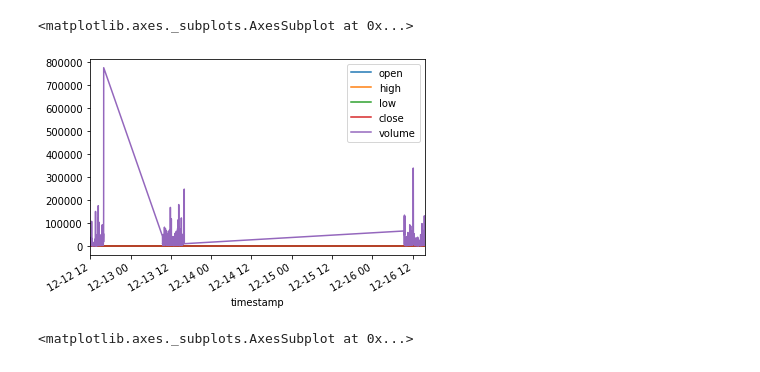
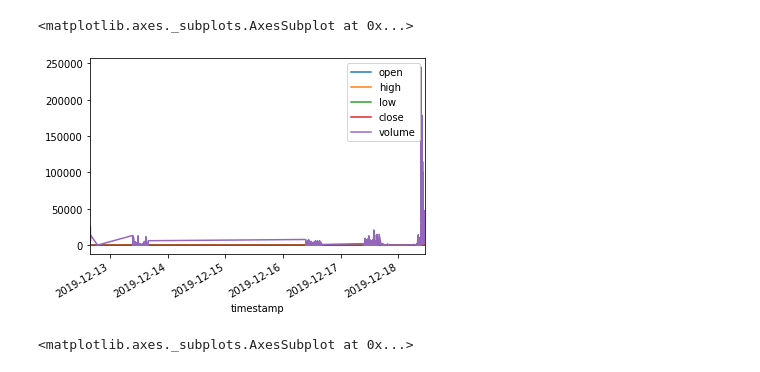
Before and after one commit to amor71/LiuAlgoTrader, a Jupyter notebook: test_macd.ipynb, the cells around one changed output. Saved outputs shown, nothing was run; the diff lists cells and outputs as text; code cells hidden in the pictures.

```diff
--- a/test_macd.ipynb
+++ b/test_macd.ipynb
@@ -11,7 +11,7 @@ from ta.trend import macd
 # %%
-base_url = "https://paper-api.alpaca.markets"
-api_key_id = "PKAWDZ1B1UO4JS9EP373"
-api_secret = "8NTlw1SuEPjpBQ0cPbwyNXEdJRklTe/HF7Rf90zE"
+base_url = "https://api.alpaca.markets"
+api_key_id = "AKVKN4TLUUS5MZO5KYLM"
+api_secret = "nkK2UmvE1kTFFw1ZlaqDmwCyiuCu7OOeB5y2La/X"
 # %%
 api = tradeapi.REST(
     base_url=base_url, key_id=api_key_id, secret_key=api_secret
@@ -20,5 +20,5 @@ api = tradeapi.REST(
 session = requests.session()
 # %%
 minute_history = api.polygon.historic_agg_v2(
-    'NOG', 1, 'minute', _from = 1576500200, to=1576600200, limit=1000).df
+    'NLTX', 1, 'minute', _from = date.today() - timedelta(days=10), to=date.today() + timedelta(days=1), limit=1000).df
 # %%
@@ -29,8 +41,8 @@ minute_history
 # %%
-minute_history.plot.line()
+minute_history[:943].plot.line()
 # %% [output]
 <matplotlib.axes._subplots.AxesSubplot at 0x...>
-[figure, old version]
+[figure, new version]
 # %%
 o_minute_history.plot.line()
 # %% [output]
```
Also changed, not shown: parts of 7 cells of this notebook, 2 other files.
